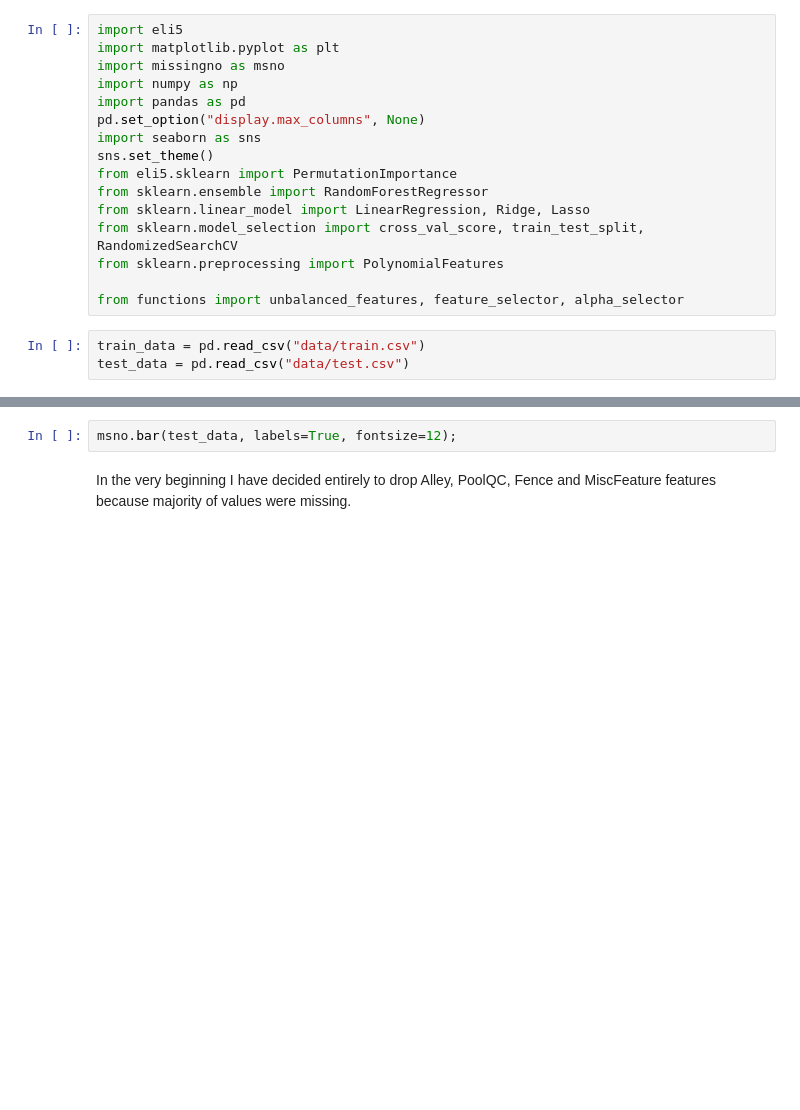
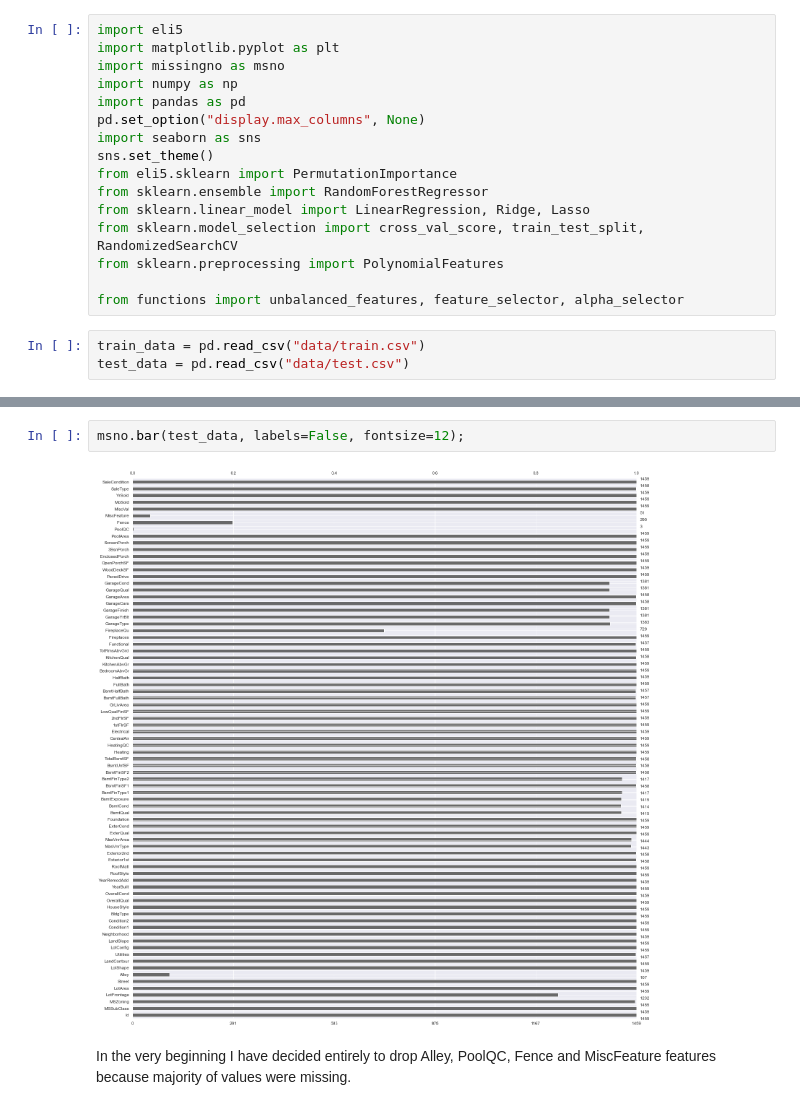
Before and after one commit to Gedas-LT/kaggle-ames-house-prices, a Jupyter notebook: predictions.ipynb, the cells around one changed output, grey strips where cells are left out. Drawn from its saved outputs; the diff is of its cells as text; blank space fills up the shorter version.

```diff
--- a/predictions.ipynb
+++ b/predictions.ipynb
@@ -42,5 +44,7 @@ msno.bar(train_data, labels=True, fontsize=12);
 # %%
-msno.bar(test_data, labels=True, fontsize=12);
+msno.bar(test_data, labels=False, fontsize=12);
+# %% [output]
+[figure, added]
 # %% [markdown]
 In the very beginning I have decided entirely to drop Alley, PoolQC, Fence and MiscFeature features because majority of values were missing.
 # %%
```
Also changed, not shown: parts of 37 cells of this notebook.
